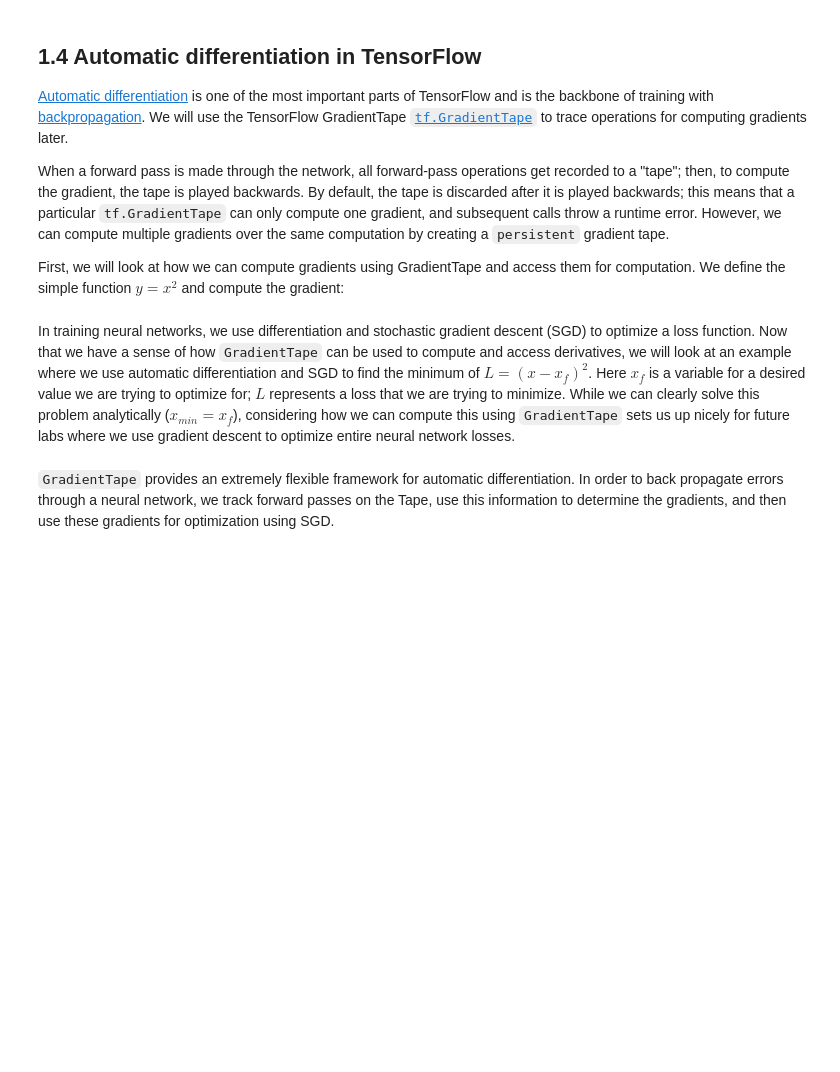
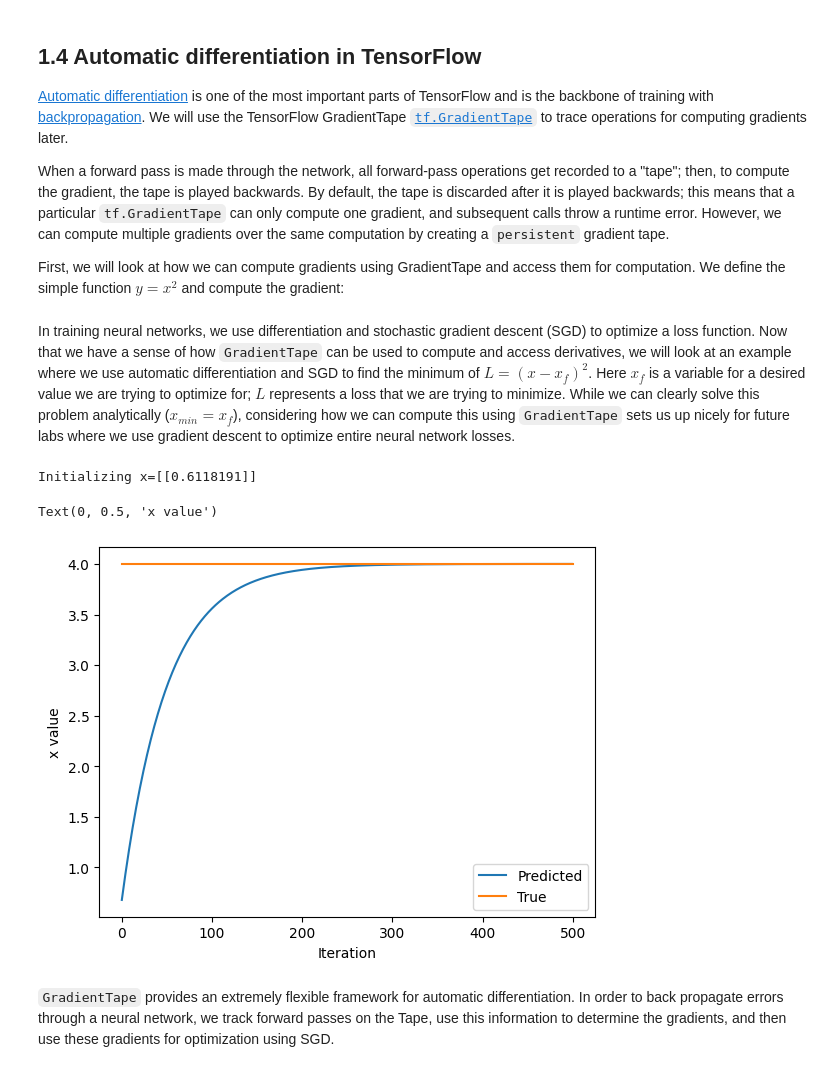
Before and after one commit to rmaillon/DCA, a Jupyter notebook: lab1/TF_Part1_Intro.ipynb, the cells around one changed output. Cells and saved outputs as stored; diff of their text form; code cells hidden in the pictures; blank space fills up the shorter version.

```diff
--- a/lab1/TF_Part1_Intro.ipynb
+++ b/lab1/TF_Part1_Intro.ipynb
@@ -331,33 +356,37 @@ In training neural networks, we use differentiation and stochastic gradient desc
 # %%
 ### Function minimization with automatic differentiation and SGD ###
 
 # Initialize a random value for our initial x
 x = tf.Variable([tf.random.normal([1])])
 print("Initializing x={}".format(x.numpy()))
 
 learning_rate = 1e-2 # learning rate for SGD
 history = []
 # Define the target value
 x_f = 4
 
 # We will run SGD for a number of iterations. At each iteration, we compute the loss,
 #   compute the derivative of the loss with respect to x, and perform the SGD update.
 for i in range(500):
   with tf.GradientTape() as tape:
     '''TODO: define the loss as described above'''
-    loss = # TODO
+    loss = (x - x_f) ** 2
 
   # loss minimization using gradient tape
   grad = tape.gradient(loss, x) # compute the derivative of the loss with respect to x
   new_x = x - learning_rate*grad # sgd update
   x.assign(new_x) # update the value of x
   history.append(x.numpy()[0])
 
 # Plot the evolution of x as we optimize towards x_f!
 plt.plot(history)
 plt.plot([0, 500],[x_f,x_f])
 plt.legend(('Predicted', 'True'))
 plt.xlabel('Iteration')
 plt.ylabel('x value')
+# %% [output]
+Initializing x=[[0.6118191]]
+Text(0, 0.5, 'x value')
+[figure, added]
 # %% [markdown]
 `GradientTape` provides an extremely flexible framework for automatic differentiation. In order to back propagate errors through a neural network, we track forward passes on the Tape, use this information to determine the gradients, and then use these gradients for optimization using SGD.
```
Also changed, not shown: parts of 11 cells of this notebook.
